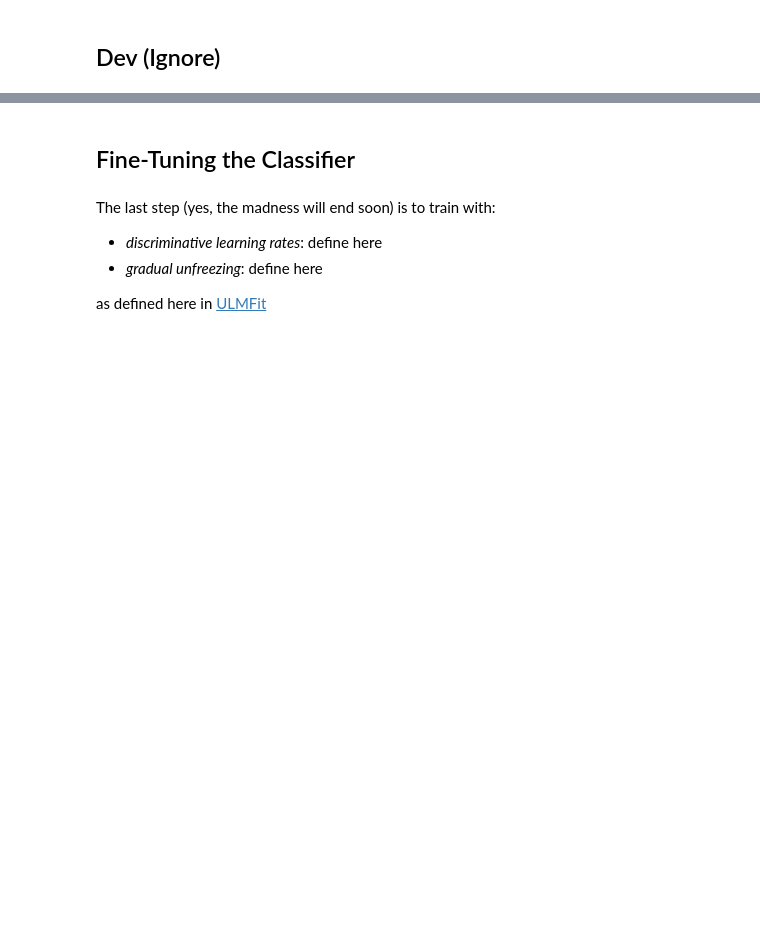
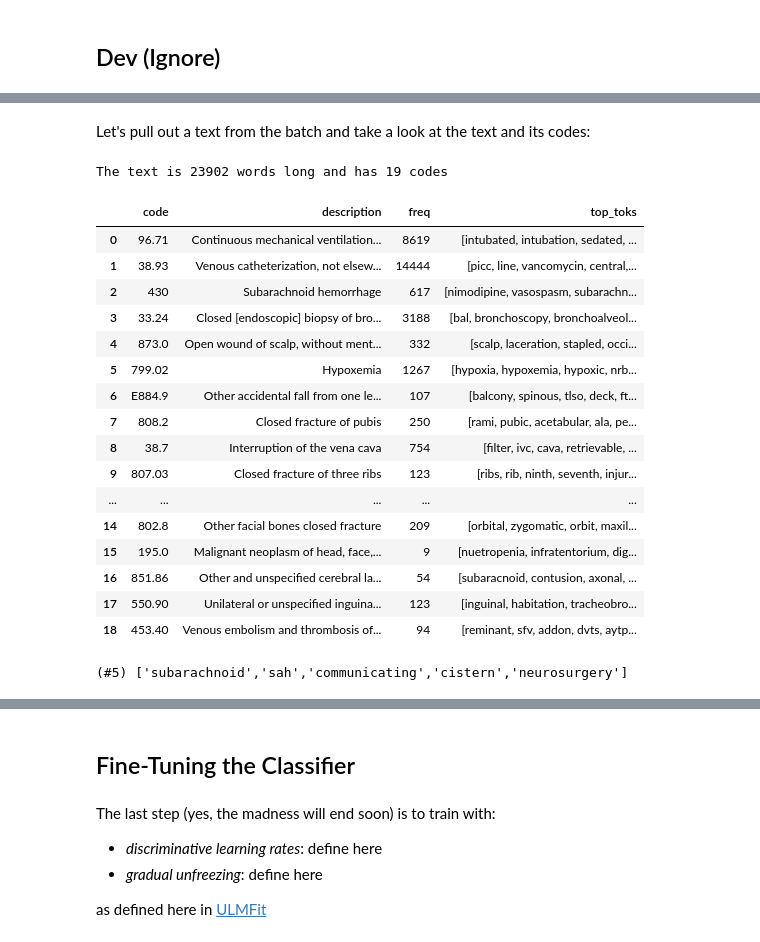
Before and after one commit to debjyotiSRoy/xcube, a Jupyter notebook: nbs/18_tutorial.train_mimic3.ipynb, the cells around one changed output, grey strips where cells are left out. Cells and saved outputs as stored; diff of their text form; code cells hidden in the pictures; blank space fills up the shorter version.

```diff
--- a/nbs/18_tutorial.train_mimic3.ipynb
+++ b/nbs/18_tutorial.train_mimic3.ipynb
@@ -799,0 +769,7 @@ torch.Size([16, 1271])
+# %%
+rnd_code = '96.04' #random.choice(learn.dls.vocab[1])
+des = load_pickle(join_path_file('code_desc', source, ext='.pkl'))
+k=20
+idx, *_ = dls_clas.vocab[1].map_objs([rnd_code])
+print(f"For the icd code {rnd_code} which means {des[rnd_code]}, the top {k} tokens in the brain are:")
+print('\n'.join(L(array(learn.dls.vocab[0])[learn.brain[:, idx].topk(k=k).indices.cpu()], use_list=True)))
@@ -799,0 +794,42 @@ torch.Size([16, 1271])
+# %% [markdown]
+Let's pull out a text from the batch and take a look at the text and its codes:
+# %%
+xb, yb = dls_clas.one_batch()
+i = 3
+text = ' '.join([dls_clas.vocab[0][o] for o in xb[3] if o !=1])
+codes = dls_clas.tfms[1].decode(yb[3])
+print(f"The text is {len(text)} words long and has {len(codes)} codes")
+# %% [output]
+The text is 23902 words long and has 19 codes
+# %%
+df_codes = pd.DataFrame(columns=['code', 'description', 'freq', 'top_toks'])
+df_codes['code'] = codes
+df_codes['description'] = mapt(des.get, codes)
+df_codes['freq'] = mapt(lbl_freqs.get, codes)
+idxs = learn.dls.vocab[1].map_objs(codes)
+top_toks = array(learn.dls.vocab[0])[learn.brain[:, idxs].topk(k=k, dim=0).indices.cpu()].T
+df_codes['top_toks'] = L(top_toks, use_list=True).map(list)
+df_codes
+# %% [output]
+|  | code | description | freq | top_toks |
+| 0 | 96.71 | Continuous mechanical ventilation... | 8619 | [intubated, intubation, sedated, ... |
+| 1 | 38.93 | Venous catheterization, not elsew... | 14444 | [picc, line, vancomycin, central,... |
+| 2 | 430 | Subarachnoid hemorrhage | 617 | [nimodipine, vasospasm, subarachn... |
+| 3 | 33.24 | Closed [endoscopic] biopsy of bro... | 3188 | [bal, bronchoscopy, bronchoalveol... |
+| 4 | 873.0 | Open wound of scalp, without ment... | 332 | [scalp, laceration, stapled, occi... |
+| 5 | 799.02 | Hypoxemia | 1267 | [hypoxia, hypoxemia, hypoxic, nrb... |
+| 6 | E884.9 | Other accidental fall from one le... | 107 | [balcony, spinous, tlso, deck, ft... |
+| 7 | 808.2 | Closed fracture of pubis | 250 | [rami, pubic, acetabular, ala, pe... |
+| 8 | 38.7 | Interruption of the vena cava | 754 | [filter, ivc, cava, retrievable, ... |
+| 9 | 807.03 | Closed fracture of three ribs | 123 | [ribs, rib, ninth, seventh, injur... |
+| ... | ... | ... | ... | ... |
+| 14 | 802.8 | Other facial bones closed fracture | 209 | [orbital, zygomatic, orbit, maxil... |
+| 15 | 195.0 | Malignant neoplasm of head, face,... | 9 | [nuetropenia, infratentorium, dig... |
+| 16 | 851.86 | Other and unspecified cerebral la... | 54 | [subaracnoid, contusion, axonal, ... |
+| 17 | 550.90 | Unilateral or unspecified inguina... | 123 | [inguinal, habitation, tracheobro... |
+| 18 | 453.40 | Venous embolism and thrombosis of... | 94 | [reminant, sfv, addon, dvts, aytp... |
+# %%
+tok_list = top_toks[2]
+L(tok for tok in tok_list if tok in text.split())
+# %% [output]
+(#5) ['subarachnoid','sah','communicating','cistern','neurosurgery']
```
Also changed, not shown: parts of 19 cells of this notebook, 5 other files.
